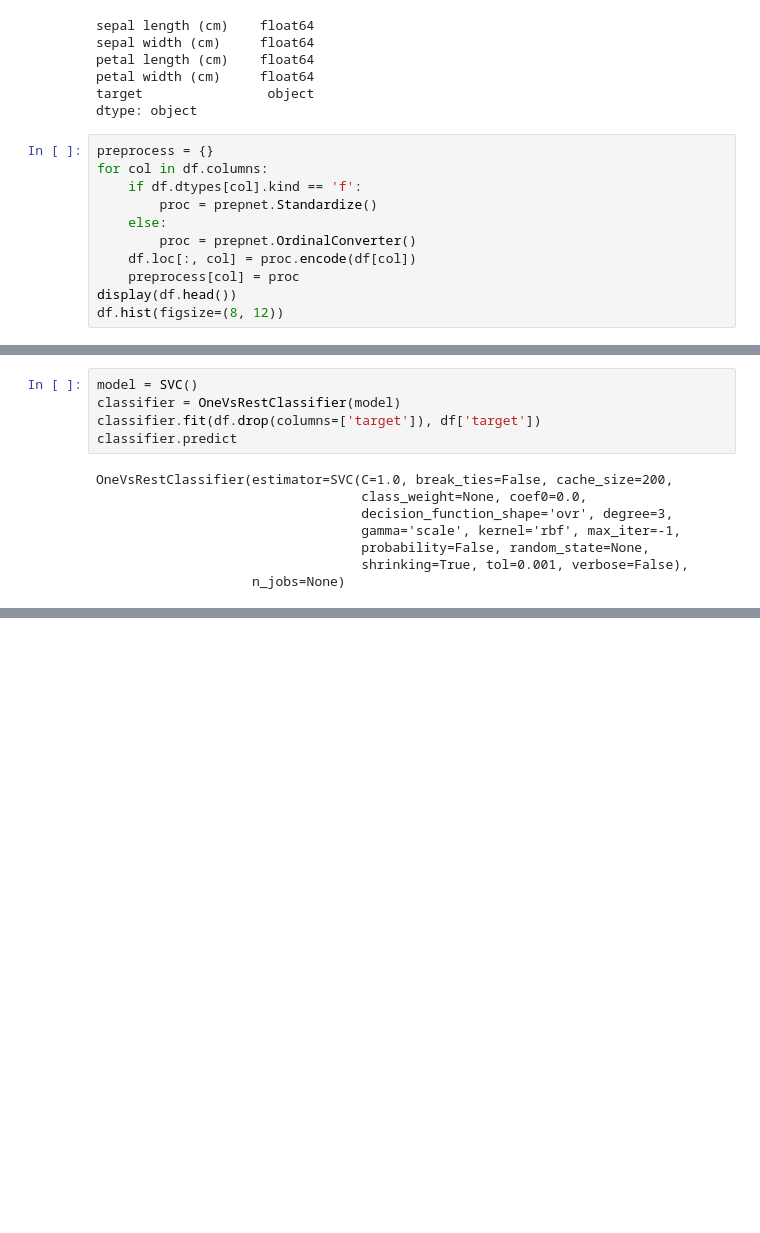
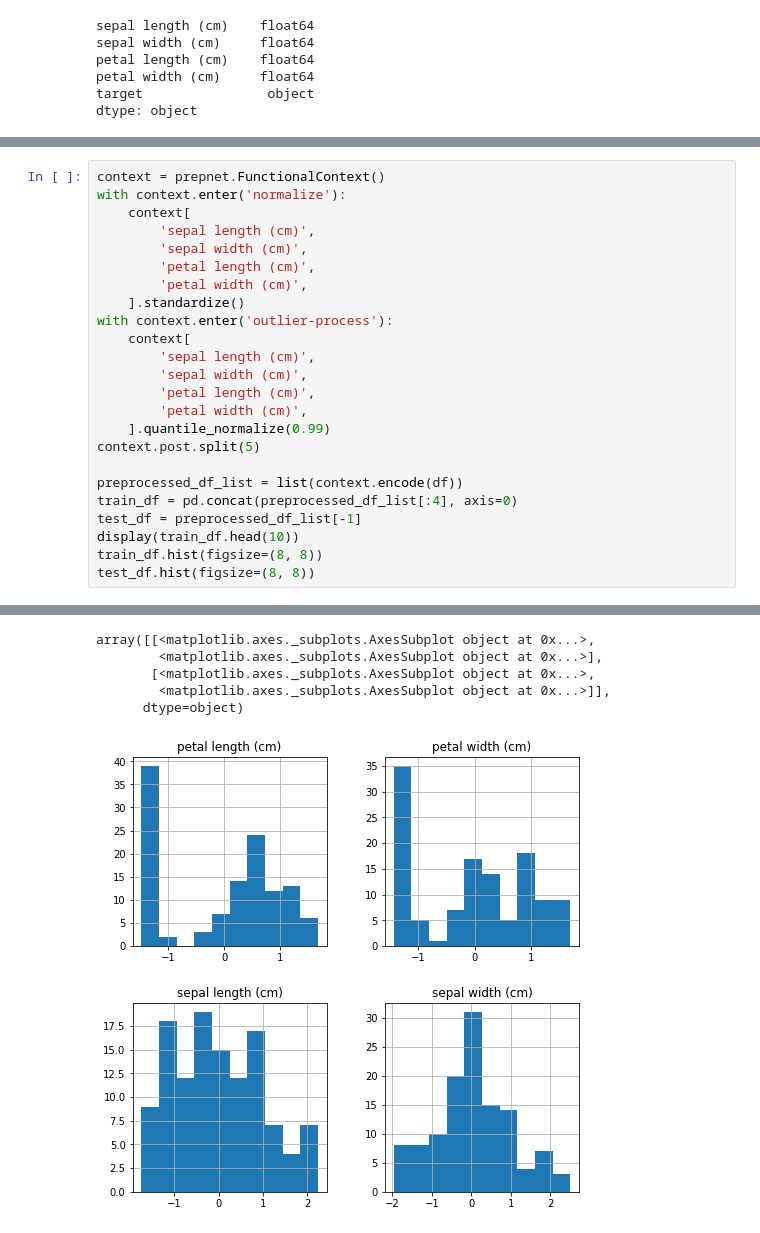
Before and after one commit to elda27/prepnet, a Jupyter notebook: examples/01_iris_directly_use.ipynb, the cells around one changed output, grey strips where cells are left out. Drawn from its saved outputs; the diff is of its cells as text; blank space fills up the shorter version.

```diff
--- a/examples/01_iris_directly_use.ipynb
+++ b/examples/01_iris_directly_use.ipynb
@@ -38,14 +48,3 @@ petal length (cm)    float64
 petal width (cm)     float64
 target                object
 dtype: object
-# %%
-preprocess = {}
-for col in df.columns:
-    if df.dtypes[col].kind == 'f':
-        proc = prepnet.Standardize()
-    else:
-        proc = prepnet.OrdinalConverter()
-    df.loc[:, col] = proc.encode(df[col])
-    preprocess[col] = proc
-display(df.head())
-df.hist(figsize=(8, 12))
@@ -67,13 +51,25 @@ array([[<matplotlib.axes._subplots.AxesSubplot object at 0x...>,
-# %%
-model = SVC()
-classifier = OneVsRestClassifier(model)
-classifier.fit(df.drop(columns=['target']), df['target'])
-classifier.predict
-# %% [output]
-OneVsRestClassifier(estimator=SVC(C=1.0, break_ties=False, cache_size=200,
-                                  class_weight=None, coef0=0.0,
-                                  decision_function_shape='ovr', degree=3,
-                                  gamma='scale', kernel='rbf', max_iter=-1,
-                                  probability=False, random_state=None,
-                                  shrinking=True, tol=0.001, verbose=False),
-                    n_jobs=None)
+# %%
+context = prepnet.FunctionalContext()
+with context.enter('normalize'):
+    context[
+        'sepal length (cm)',
+        'sepal width (cm)',
+        'petal length (cm)',
+        'petal width (cm)',
+    ].standardize()
+with context.enter('outlier-process'):
+    context[
+        'sepal length (cm)',
+        'sepal width (cm)',
+        'petal length (cm)',
+        'petal width (cm)',
+    ].quantile_normalize(0.99)
+context.post.split(5)
+
+preprocessed_df_list = list(context.encode(df))
+train_df = pd.concat(preprocessed_df_list[:4], axis=0)
+test_df = preprocessed_df_list[-1]
+display(train_df.head(10))
+train_df.hist(figsize=(8, 8))
+test_df.hist(figsize=(8, 8))
+# %% [output]
@@ -79,0 +87,6 @@ OneVsRestClassifier(estimator=SVC(C=1.0, break_ties=False, cache_size=200,
+array([[<matplotlib.axes._subplots.AxesSubplot object at 0x...>,
+        <matplotlib.axes._subplots.AxesSubplot object at 0x...>],
+       [<matplotlib.axes._subplots.AxesSubplot object at 0x...>,
+        <matplotlib.axes._subplots.AxesSubplot object at 0x...>]],
+      dtype=object)
+[figure, added]
```
Also changed, not shown: parts of 14 cells of this notebook.
